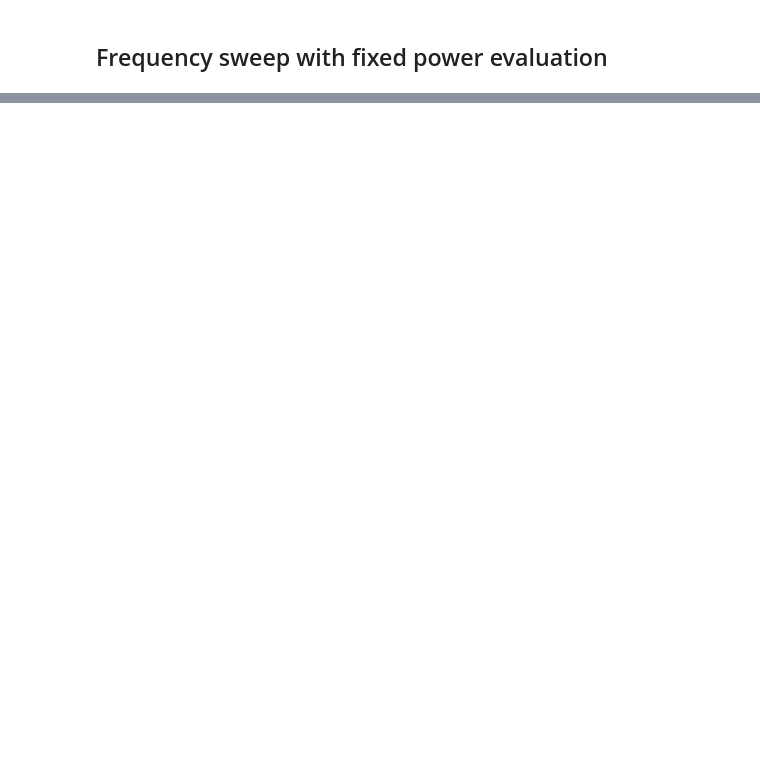
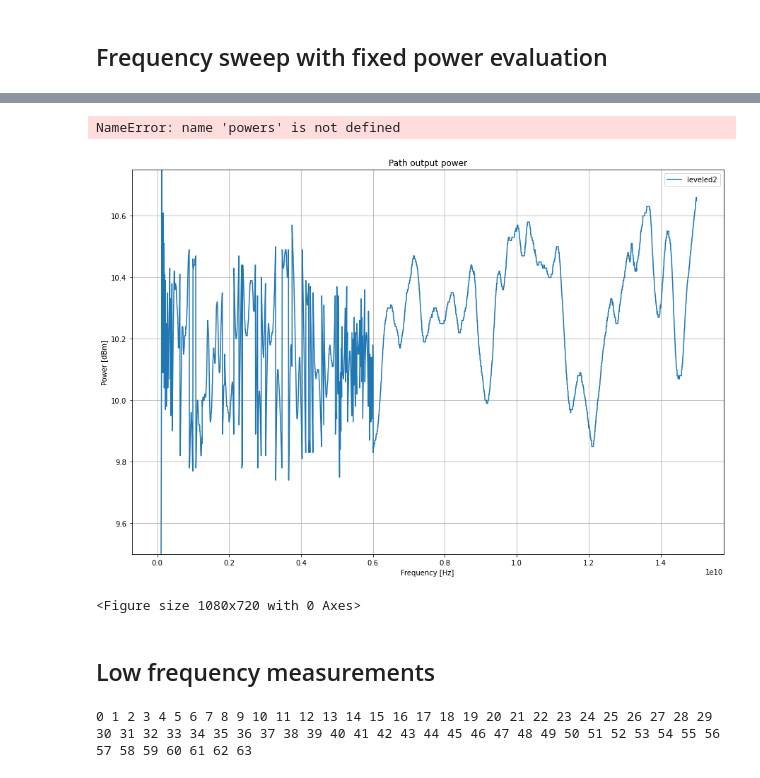
Before and after one commit to bjohan/portableTransceiver, a Jupyter notebook: sw/rf_if_converter/meas/leveling_experiments.ipynb, the cells around one changed output, grey strips where cells are left out. Drawn from its saved outputs; the diff is of its cells as text; code cells hidden in the pictures; blank space fills up the shorter version.

```diff
--- a/sw/rf_if_converter/meas/leveling_experiments.ipynb
+++ b/sw/rf_if_converter/meas/leveling_experiments.ipynb
@@ -126,0 +136,21 @@ Text(0, 0.5, 'Power [dBm]')
+# %%
+plt.figure()
+plt.title('Path output power');
+#plt.plot(fsweep, powers, label='leveled');
+#plt.plot(fsweep, powers2, label='leveled2');
+plt.plot(fsweep, powers3, label='leveled2');
+plt.grid(True)
+plt.xlabel('Frequency [Hz]')
+plt.legend()
+plt.ylabel('Power [dBm]')
+
+plt.ylim([9.5,10.75])
+
+plt.figure()
+plt.plot(fsweep, np.array(powers)-powers2)
+# %% [output]
+NameError: name 'powers' is not defined
+[figure, added]
+<Figure size 1080x720 with 0 Axes>
+# %% [markdown]
+## Low frequency measurements
@@ -126,0 +168,16 @@ Text(0, 0.5, 'Power [dBm]')
+# %%
+extAtt=8.0
+powers = []
+#powerSettings = [0, 1, 2, 3, 4, 8, 16, 32, 48, 63]
+powerSettings = range(64)
+for p in powerSettings:
+    print(p, end=' ')
+    power = []
+    ric.p.setPower(p)
+    time.sleep(1)
+    for f in fsweep:
+        ric.p.setFrequency(f)
+        power.append(pm.readChannelA(f)+extAtt)
+    powers.append(power)
+# %% [output]
+0 1 2 3 4 5 6 7 8 9 10 11 12 13 14 15 16 17 18 19 20 21 22 23 24 25 26 27 28 29 30 31 32 33 34 35 36 37 38 39 40 41 42 43 44 45 46 47 48 49 50 51 52 53 54 55 56 57 58 59 60 61 62 63
```
Also changed, not shown: parts of 15 cells of this notebook, 4 other files.
